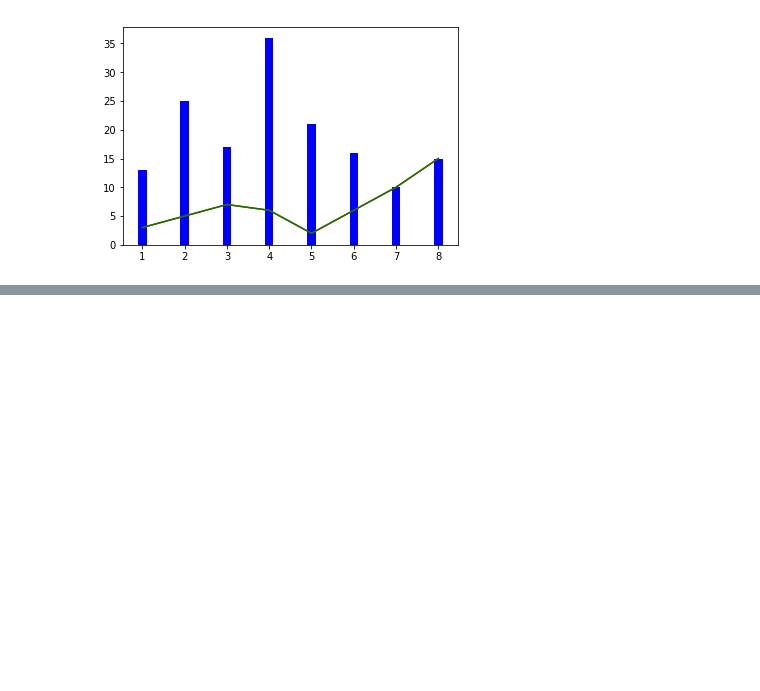
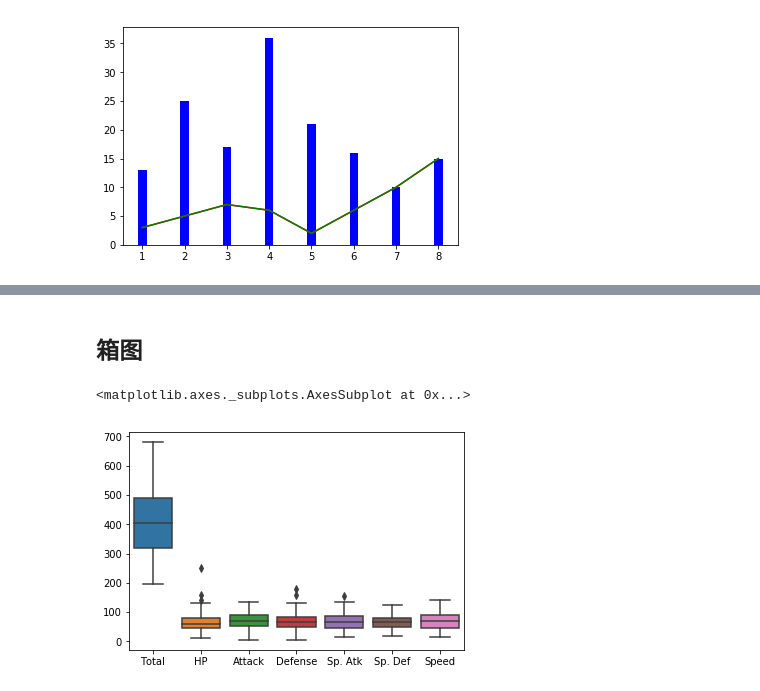
Before and after one commit to ub3132003/pynotebook, a Jupyter notebook: plot/seaborn.ipynb, the cells around one changed output, grey strips where cells are left out. Cells and saved outputs as stored; diff of their text form; code cells hidden in the pictures; blank space fills up the shorter version.

```diff
--- a/plot/seaborn.ipynb
+++ b/plot/seaborn.ipynb
@@ -39,0 +40,7 @@ plt.show()
+# %%
+import pandas as pd
+from matplotlib import pyplot as  plt
+import seaborn as  sns
+%matplotlib inline
+df=pd.read_csv("Pokemon.csv",index_col=0)
+df.head()
@@ -39,0 +55,8 @@ plt.show()
+# %% [markdown]
+## 箱图
+# %%
+focusOn=df.drop(['Stage','Legendary'],axis=1)
+sns.boxplot(data=focusOn)
+# %% [output]
+<matplotlib.axes._subplots.AxesSubplot at 0x...>
+[figure, added]
```
Also changed, not shown: parts of 6 cells of this notebook, 14 other files.
